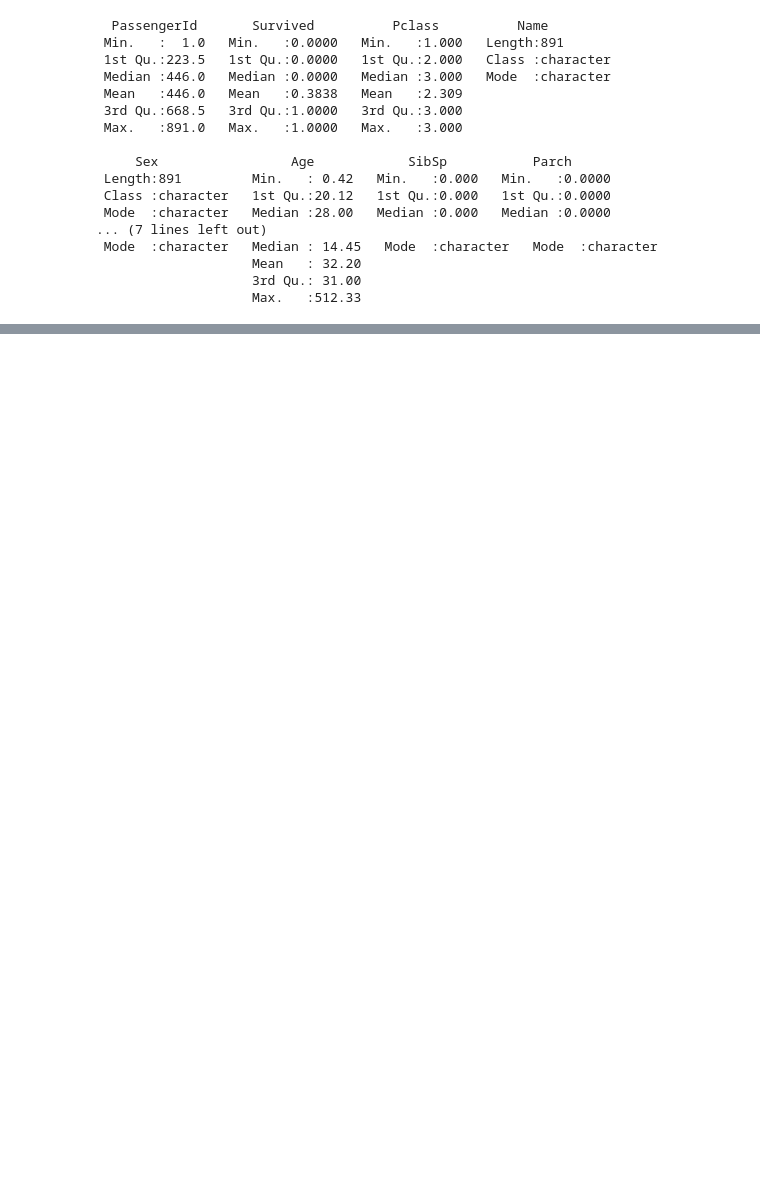
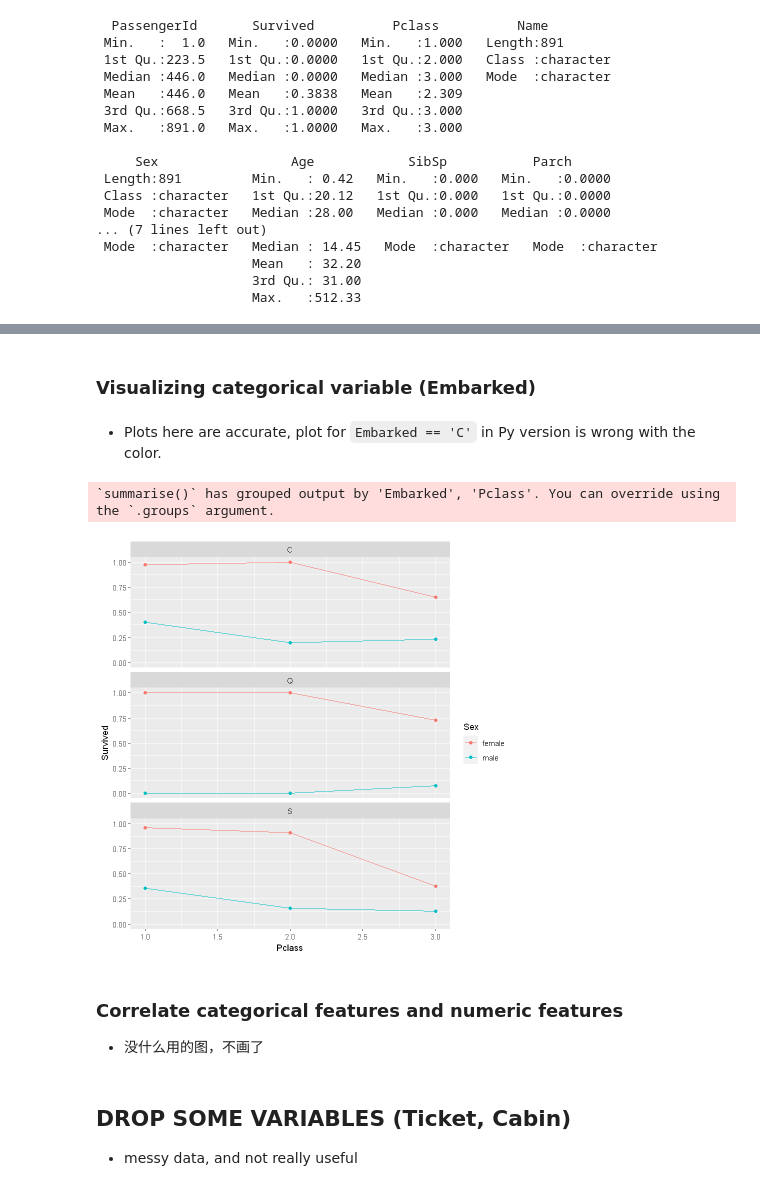
Before and after one commit to gli81/kaggle, a Jupyter notebook: Titanic-Machine-Learning-from-Disaster/titanicR.ipynb, the cells around one changed output, grey strips where cells are left out. Saved outputs shown, nothing was run; the diff lists cells and outputs as text; code cells hidden in the pictures; blank space fills up the shorter version.

```diff
--- a/Titanic-Machine-Learning-from-Disaster/titanicR.ipynb
+++ b/Titanic-Machine-Learning-from-Disaster/titanicR.ipynb
@@ -146,0 +229,25 @@ summary(train_data)
+# %% [markdown]
+### Visualizing categorical variable (Embarked)
+# %% [markdown]
+- Plots here are accurate, plot for `Embarked == 'C'` in Py version is wrong with the color.
+# %%
+train_data %>%
+    filter(!is.na(Embarked))%>%
+#     filter(Embarked == 'C') %>%
+#     filter(Sex == "male") %>%
+#     filter(Pclass == 2)
+    group_by(Embarked, Pclass, Sex) %>%
+    summarize(Survived = mean(Survived)) %>%
+    ggplot() +
+    geom_point(mapping=aes(x=Pclass, y=Survived, color=Sex))+
+    geom_line(mapping=aes(x=Pclass, y=Survived, color=Sex))+
+    facet_wrap(vars(Embarked), nrow=3)
+# %% [output]
+`summarise()` has grouped output by 'Embarked', 'Pclass'. You can override using the `.groups` argument.
+[figure, added]
+# %% [markdown]
+### Correlate categorical features and numeric features
+- 没什么用的图，不画了
+# %% [markdown]
+## DROP SOME VARIABLES (Ticket, Cabin)
+- messy data, and not really useful
```
Also changed, not shown: parts of 18 cells of this notebook.
